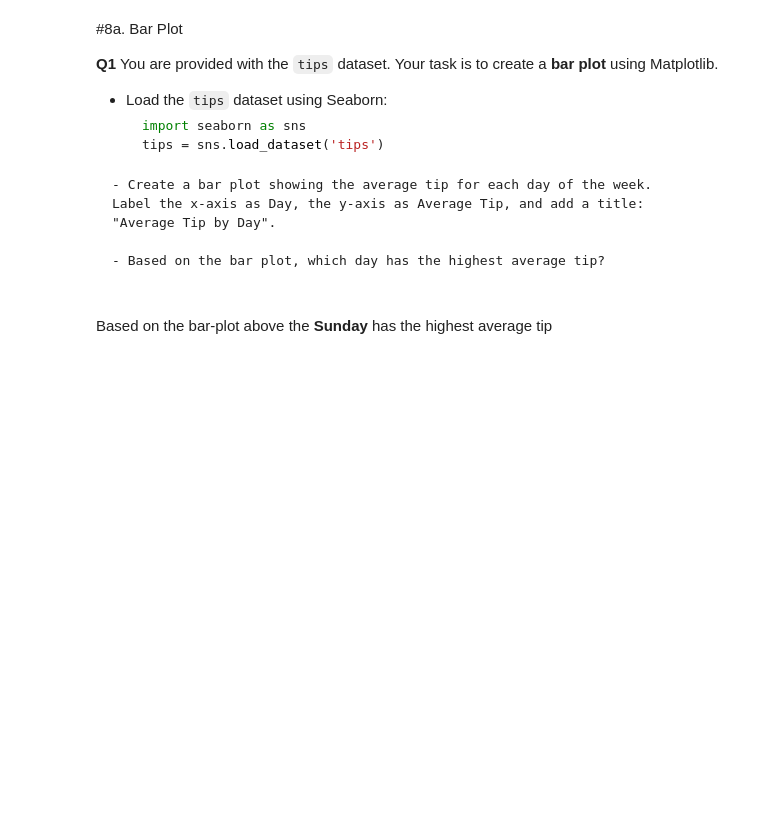
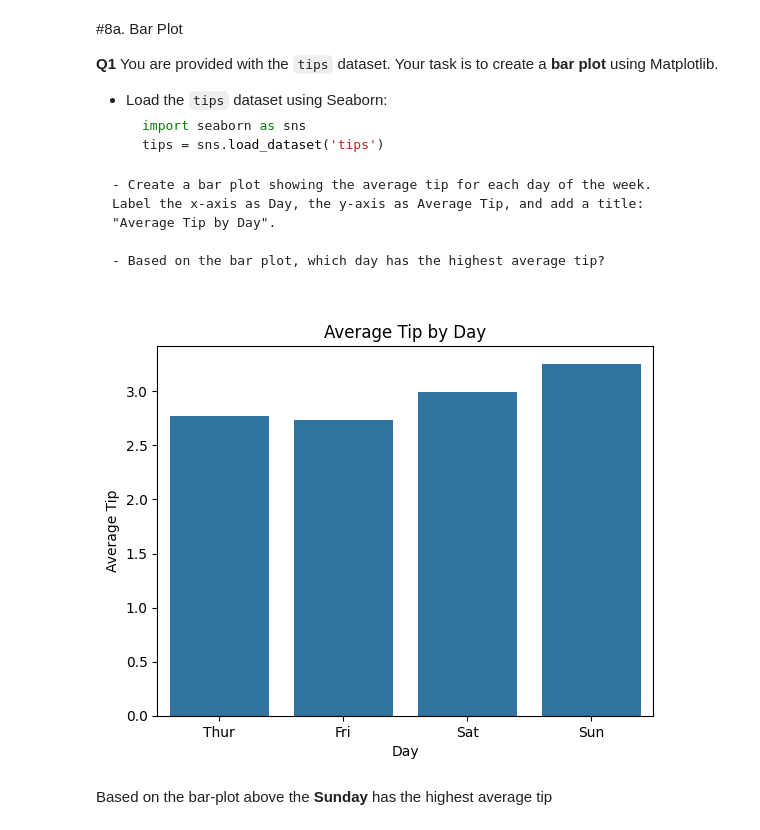
Before and after one commit to ishaank17/PSDV-Grp-ES-114-, a Jupyter notebook: Lab2/Lab2.ipynb, the cells around one changed output. Cells and saved outputs as stored; diff of their text form; code cells hidden in the pictures; blank space fills up the shorter version.

```diff
--- a/Lab2/Lab2.ipynb
+++ b/Lab2/Lab2.ipynb
@@ -637,6 +789,17 @@ plt.show()
 Label the x-axis as Day, the y-axis as Average Tip, and add a title: "Average Tip by Day".
 
 - Based on the bar plot, which day has the highest average tip?
+# %%
+import seaborn as sns
+tips=sns.load_dataset("tips")
+avgTips=tips.groupby("day").tip.mean()
+sns.barplot(avgTips)
+plt.xlabel("Day")
+plt.ylabel("Average Tip")
+plt.title("Average Tip by Day")
+plt.show()
+# %% [output]
+[figure, added]
 # %% [markdown]
 Based on the bar-plot above the **Sunday** has the highest average tip
 # %% [markdown]
```
Also changed, not shown: parts of 8 cells of this notebook.
